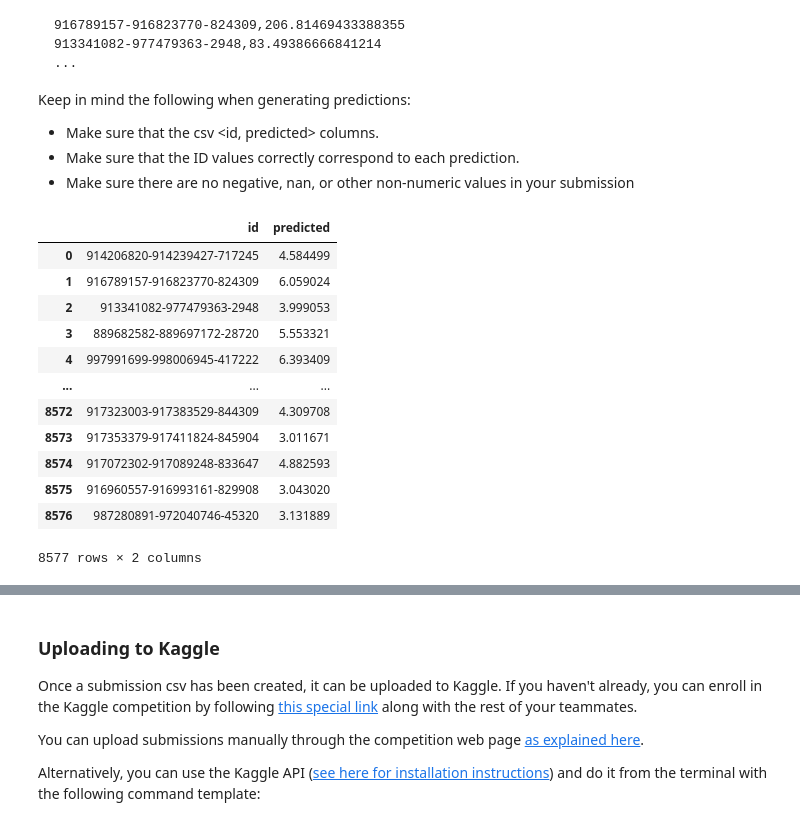
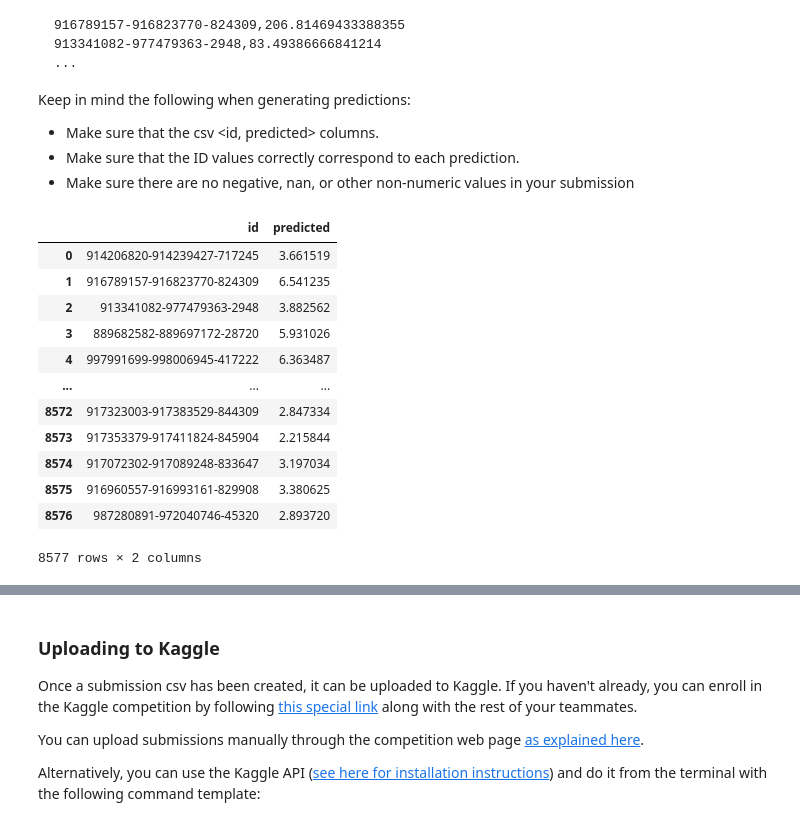
Before and after one commit to vladlevitin/TDT4173-Retail-Revenue-Prediction, a Jupyter notebook: TDT4173 Retail Revenue Prediction/introduction.ipynb, the cells around one changed output, grey strips where cells are left out. Drawn from its saved outputs; the diff is of its cells as text; code cells hidden in the pictures.

```diff
--- a/TDT4173 Retail Revenue Prediction/introduction.ipynb
+++ b/TDT4173 Retail Revenue Prediction/introduction.ipynb
@@ -428,7 +430,7 @@ X_encoded = encoder.transform(X)
 ### Models
 # %%
 # LGBM
-X_train, X_val, y_train, y_val = train_test_split(X, y, test_size=0.1, random_state=42)
+X_train, X_val, y_train, y_val = train_test_split(X, y, test_size=0.2, random_state=42)
 
 lgbm_model = lgb.LGBMRegressor()
 lgbm_model.fit(X_train, y_train)
@@ -456,14 +458,14 @@ print(f'Validation set XGBoost RMSLE: {rmsle(y_val, y_val_pred_xgb) :.4f}')
 
 
 # CatBoost
-X_train, X_val, y_train, y_val = train_test_split(X_encoded, y, test_size=0.01, random_state=42)
+# X_train, X_val, y_train, y_val = train_test_split(X_encoded, y, test_size=0.01, random_state=42)
 
-cat_boost_model = cat.CatBoostRegressor(random_seed=7)
-cat_boost_model.fit(X_train, y_train)
+# cat_boost_model = cat.CatBoostRegressor(random_seed=7)
+# cat_boost_model.fit(X_train, y_train)
 
-y_train_pred_cat = cat_boost_model.predict(X_train)
-y_val_pred_cat = cat_boost_model.predict(X_val)
+# y_train_pred_cat = cat_boost_model.predict(X_train)
+# y_val_pred_cat = cat_boost_model.predict(X_val)
 
-print(f'Train set CatBoost RMSLE: {rmsle(y_train, y_train_pred_cat) :.4f}')
-print(f'Validation set CatBoost RMSLE: {rmsle(y_val, y_val_pred_cat) :.4f}')
+# print(f'Train set CatBoost RMSLE: {rmsle(y_train, y_train_pred_cat) :.4f}')
+# print(f'Validation set CatBoost RMSLE: {rmsle(y_val, y_val_pred_cat) :.4f}')
 # %% [output]
@@ -518,7 +515,7 @@ columns_to_drop_test = columns_to_drop.copy()[1:]
 
 
 stores_test_copy = stores_test.copy()
-stores_test_copy['year'] = stores_test_copy['year'].astype('category')
+#stores_test_copy['year'] = stores_test_copy['year'].astype('category')
 
 df = stores_test_copy
 
@@ -532,47 +529,64 @@ df = pd.merge(df, grunnkrets_household_income_copy, on='grunnkrets_id', how='lef
 df.drop_duplicates(subset=['store_id'], keep='first', inplace=True)
 
 X_test = df.drop(columns = columns_to_drop_test)
 X_test = convert_to_category(X_test)
 
 X_test[columns_to_scale] = scaler.transform(X_test[columns_to_scale])
 
 X_test_encoded = encoder.transform(X_test)
 
+n = 0
+y_test_pred = 0
+
+def exp_func(y):
+    return np.exp(y)-shift_var
+
+exp_func_vector = np.vectorize(exp_func)
 #LGBM
 y_test_pred_lgbm = lgbm_model.predict(X_test)
-y_test_pred_lgbm = np.expm1(y_test_pred_lgbm)
+y_test_pred_lgbm = exp_func_vector(y_test_pred_lgbm)
+
+#y_test_pred_lgbm = np.expm1(y_test_pred_lgbm)
+y_test_pred += y_test_pred_lgbm
+n+=1
 
 #XGBoost
 y_test_pred_xgb = xgboost_model.predict(X_test_encoded)
-y_test_pred_xgb = np.expm1(y_test_pred_xgb)
+y_test_pred_xgb = exp_func_vector(y_test_pred_xgb)
+
+#y_test_pred_xgb = np.expm1(y_test_pred_xgb)
+y_test_pred += y_test_pred_xgb
+n+=1
 
 #CatBoost
-y_test_pred_cat = cat_boost_model.predict(X_test_encoded)
-y_test_pred_cat = np.expm1(y_test_pred_cat)
+# y_test_pred_cat = cat_boost_model.predict(X_test_encoded)
+# y_test_pred_cat = np.expm1(y_test_pred_cat)
+# y_test_pred += y_test_pred_cat
+# n+=1
 
-y_test_pred = (y_test_pred_lgbm+y_test_pred_xgb+y_test_pred_cat) / 3
+y_test_pred = y_test_pred/n
 
 
 # Generate submission dataframe
 # NOTE: It is important that the ID and predicted values match
 submission = pd.DataFrame()
 submission['id'] = stores_test['store_id']
 submission['predicted'] = np.asarray(y_test_pred)
 
 # Save it to disk (`index=False` means don't save the index in the csv)
 submission.to_csv('sample_submission.csv', index=False)
 submission
 # %% [output]
 |  | id | predicted |
-| 0 | 914206820-914239427-717245 | 4.584499 |
-| 1 | 916789157-916823770-824309 | 6.059024 |
-| 2 | 913341082-977479363-2948 | 3.999053 |
-| 3 | 889682582-889697172-28720 | 5.553321 |
-| 4 | 997991699-998006945-417222 | 6.393409 |
+| 0 | 914206820-914239427-717245 | 3.661519 |
+| 1 | 916789157-916823770-824309 | 6.541235 |
+| 2 | 913341082-977479363-2948 | 3.882562 |
+| 3 | 889682582-889697172-28720 | 5.931026 |
+| 4 | 997991699-998006945-417222 | 6.363487 |
 | ... | ... | ... |
-| 8572 | 917323003-917383529-844309 | 4.309708 |
-| 8573 | 917353379-917411824-845904 | 3.011671 |
-| 8574 | 917072302-917089248-833647 | 4.882593 |
-| 8575 | 916960557-916993161-829908 | 3.043020 |
-| 8576 | 987280891-972040746-45320 | 3.131889 |
+| 8572 | 917323003-917383529-844309 | 2.847334 |
+| 8573 | 917353379-917411824-845904 | 2.215844 |
+| 8574 | 917072302-917089248-833647 | 3.197034 |
+| 8575 | 916960557-916993161-829908 | 3.380625 |
+| 8576 | 987280891-972040746-45320 | 2.893720 |
 8577 rows × 2 columns
```
Also changed, not shown: parts of 4 cells of this notebook, 1 other file.
